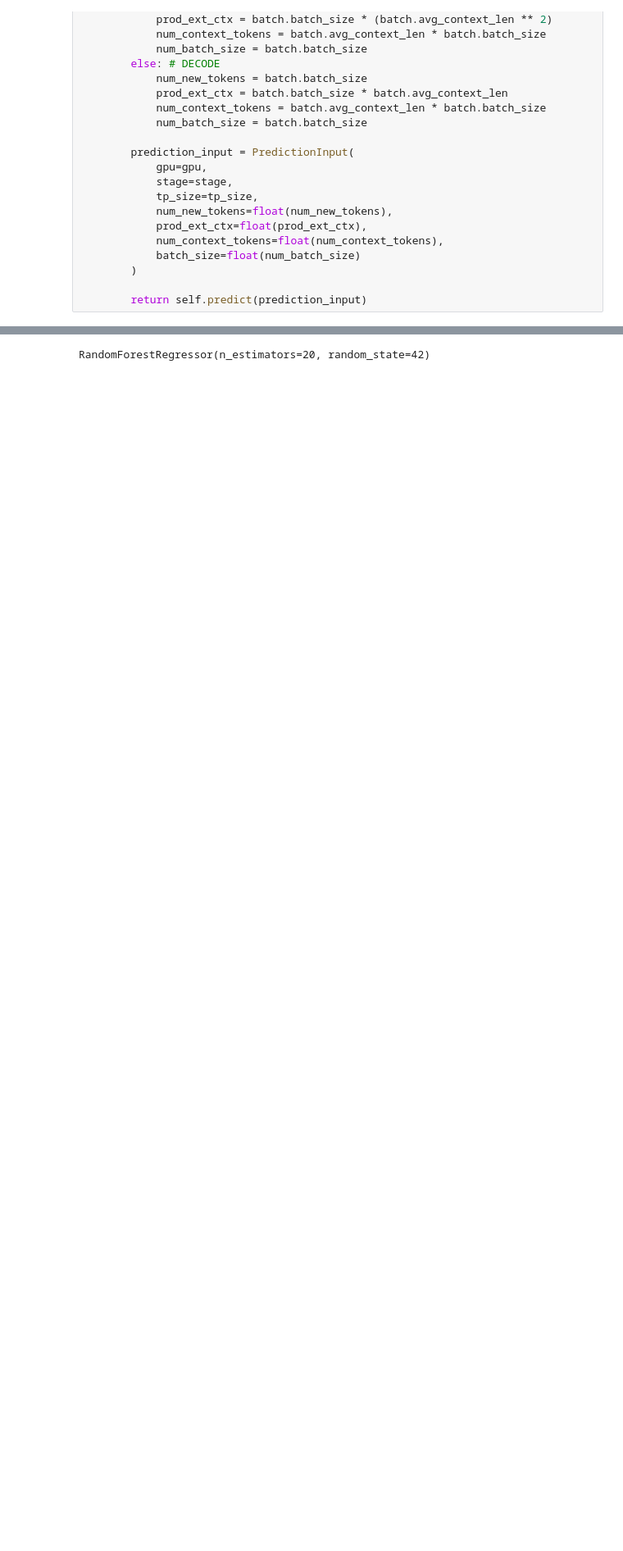
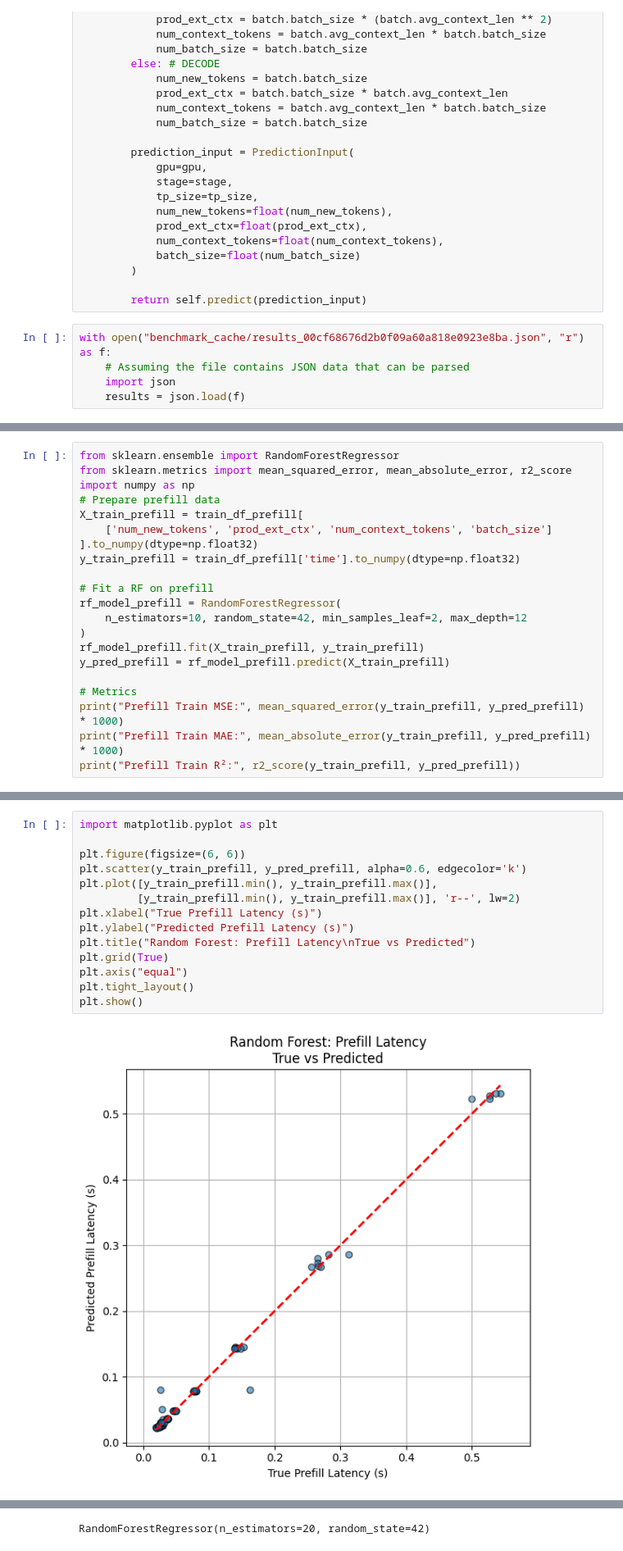
Before and after one commit to vikranth22446/llm_execution_time_predictor, a Jupyter notebook: train.ipynb, the cells around one changed output, grey strips where cells are left out. Shown at 82% size. Saved outputs shown, nothing was run; the diff lists cells and outputs as text; blank space fills up the shorter version.

Commit message:
Fix cached results and basic training setup

```diff
--- a/train.ipynb
+++ b/train.ipynb
@@ -53,3 +53,8 @@ class Predictor:
         )
 
         return self.predict(prediction_input)
+# %%
+with open("benchmark_cache/results_00cf68676d2b0f09a60a818e0923e8ba.json", "r") as f:
+    # Assuming the file contains JSON data that can be parsed
+    import json
+    results = json.load(f)
@@ -55,0 +102,21 @@ class Predictor:
+# %%
+from sklearn.ensemble import RandomForestRegressor
+from sklearn.metrics import mean_squared_error, mean_absolute_error, r2_score
+import numpy as np
+# Prepare prefill data
+X_train_prefill = train_df_prefill[
+    ['num_new_tokens', 'prod_ext_ctx', 'num_context_tokens', 'batch_size']
+].to_numpy(dtype=np.float32)
+y_train_prefill = train_df_prefill['time'].to_numpy(dtype=np.float32)
+
+# Fit a RF on prefill
+rf_model_prefill = RandomForestRegressor(
+    n_estimators=10, random_state=42, min_samples_leaf=2, max_depth=12
+)
+rf_model_prefill.fit(X_train_prefill, y_train_prefill)
+y_pred_prefill = rf_model_prefill.predict(X_train_prefill)
+
+# Metrics
+print("Prefill Train MSE:", mean_squared_error(y_train_prefill, y_pred_prefill) * 1000)
+print("Prefill Train MAE:", mean_absolute_error(y_train_prefill, y_pred_prefill) * 1000)
+print("Prefill Train R²:", r2_score(y_train_prefill, y_pred_prefill))
@@ -55,0 +127,16 @@ class Predictor:
+# %%
+import matplotlib.pyplot as plt
+
+plt.figure(figsize=(6, 6))
+plt.scatter(y_train_prefill, y_pred_prefill, alpha=0.6, edgecolor='k')
+plt.plot([y_train_prefill.min(), y_train_prefill.max()],
+         [y_train_prefill.min(), y_train_prefill.max()], 'r--', lw=2)
+plt.xlabel("True Prefill Latency (s)")
+plt.ylabel("Predicted Prefill Latency (s)")
+plt.title("Random Forest: Prefill Latency\nTrue vs Predicted")
+plt.grid(True)
+plt.axis("equal")
+plt.tight_layout()
+plt.show()
+# %% [output]
+[figure, added]
```
Also changed, not shown: parts of 9 cells of this notebook, 9 other files.
